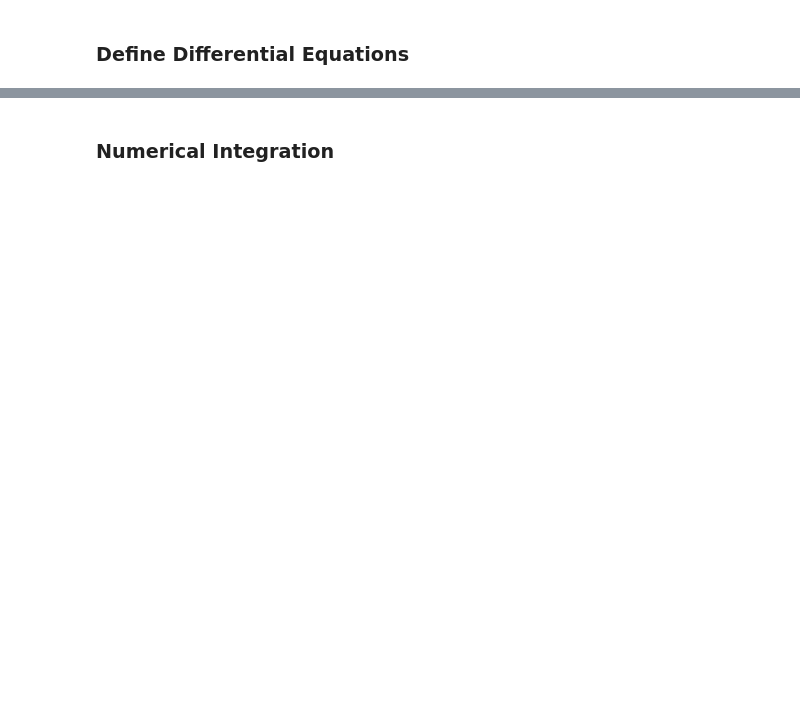
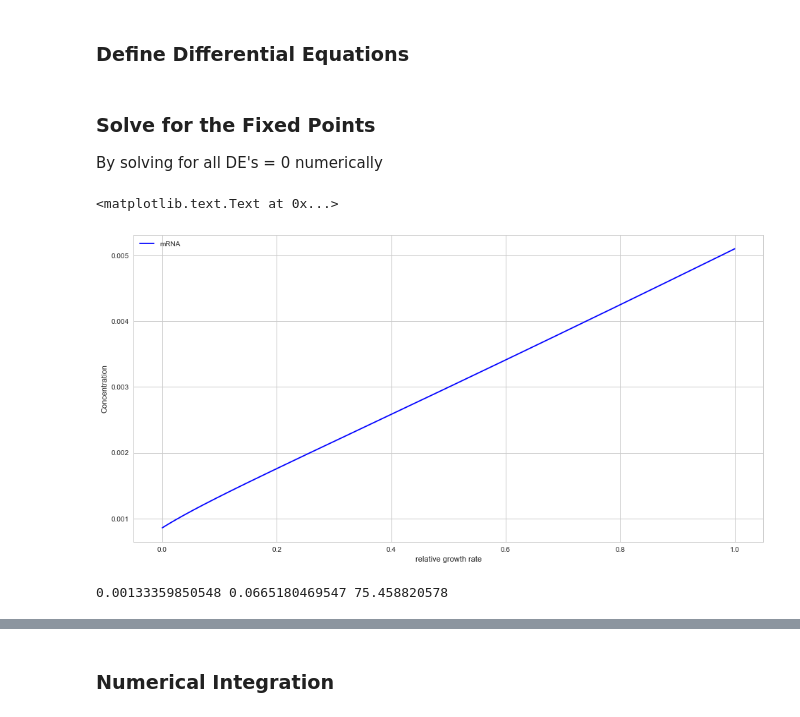
Before and after one commit to phuongho43/beng125-trpOperon, a Jupyter notebook: trpOperon.ipynb, the cells around one changed output, grey strips where cells are left out. Cells and saved outputs as stored; diff of their text form; code cells hidden in the pictures; blank space fills up the shorter version.

```diff
--- a/trpOperon.ipynb
+++ b/trpOperon.ipynb
@@ -71,0 +58,37 @@ def trp_eqs(x):
+# %% [markdown]
+### Solve for the Fixed Points
+By solving for all DE's = 0 numerically
+# %%
+def u_R_to_ss_concs(u_R_vec):
+    x_stars = []
+    y_stars = []
+    z_stars = []
+    for u_R in u_R_vec:
+        x_star, y_star, z_star = fsolve(trp_eqs, (0, 0, 0), args=(u_R,))
+        x_stars.append(x_star)
+        y_stars.append(y_star)
+        z_stars.append(z_star)
+    x_stars = np.array(x_stars)
+    y_stars = np.array(y_stars)
+    z_stars = np.array(z_stars)
+    return x_stars, y_stars, z_stars
+# %%
+u_R_vals = np.linspace(0, 1, 1000)
+# %%
+x_stars, y_stars, z_stars = u_R_to_ss_concs(u_R_vals)
+# %%
+plt.figure(figsize=(16, 8))
+plt.plot(u_R_vals, x_stars, 'b', label='mRNA')
+# plt.plot(u_R_vals, y_stars, 'r', label='Enzyme')
+# plt.plot(u_R_vals, z_stars, 'g', label='Trp')
+plt.legend(loc='best')
+plt.xlabel('relative growth rate')
+plt.ylabel('Concentration')
+# %% [output]
+<matplotlib.text.Text at 0x...>
+[figure, added]
+# %%
+x_star, y_star, z_star =  fsolve(trp_eqs, (1, 1, 1), args=(u_R,))
+print(x_star, y_star, z_star)
+# %% [output]
+0.00133359850548 0.0665180469547 75.458820578
```
Also changed, not shown: parts of 22 cells of this notebook, 2 other files.
